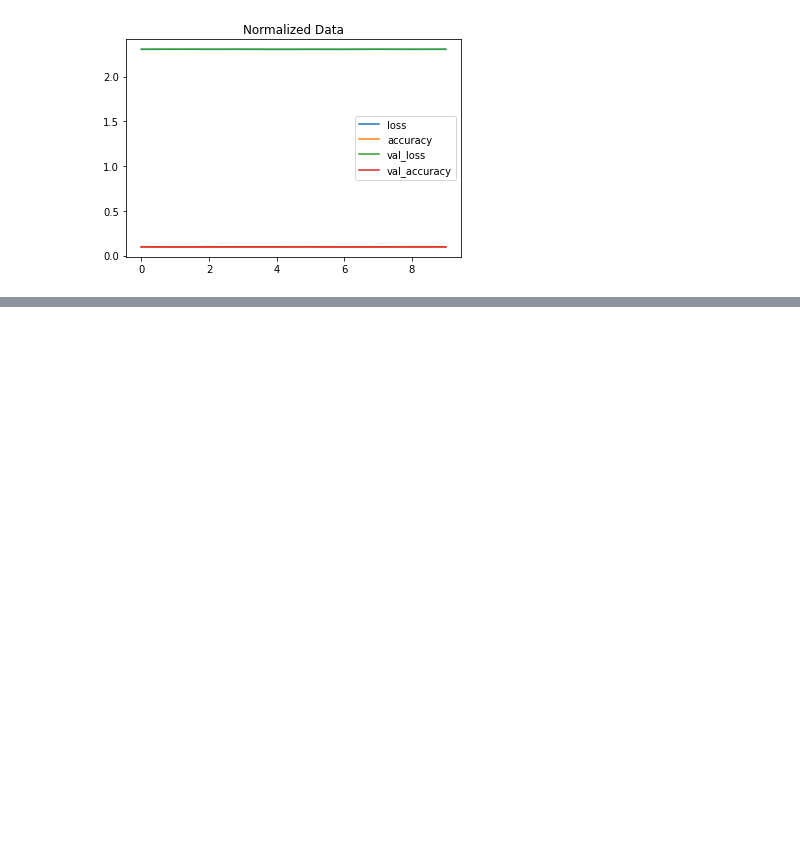
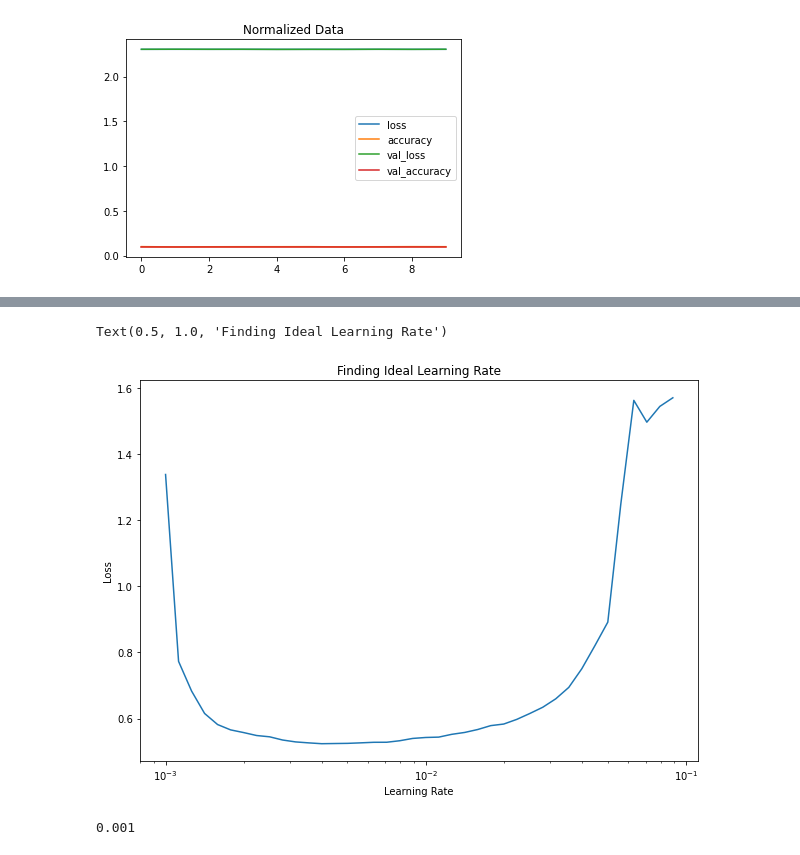
Before and after one commit to Kaushal-Top5699/classification_NN_tensorflow, a Jupyter notebook: classification_NN_tensorflow.ipynb, the cells around one changed output, grey strips where cells are left out. Cells and saved outputs as stored; diff of their text form; code cells hidden in the pictures; blank space fills up the shorter version.

```diff
--- a/classification_NN_tensorflow.ipynb
+++ b/classification_NN_tensorflow.ipynb
@@ -1085,0 +1167,17 @@ pd.DataFrame(norm_history.history).plot(title = "Normalized Data")
+# %%
+# Plotting learning rate decay curve.
+lrs = 1e-3 * 10**(tf.range(40)/20) # these are the learning rate values changing every epoch.
+lrs
+plt.figure(figsize = (10, 7))
+plt.semilogx(lrs, history_12.history["loss"])
+plt.xlabel("Learning Rate")
+plt.ylabel("Loss")
+plt.title("Finding Ideal Learning Rate")
+# %% [output]
+Text(0.5, 1.0, 'Finding Ideal Learning Rate')
+[figure, added]
+# %%
+# Looks like this is our ideal learning rate.
+10**-3
+# %% [output]
+0.001
```
Also changed, not shown: parts of 11 cells of this notebook.
